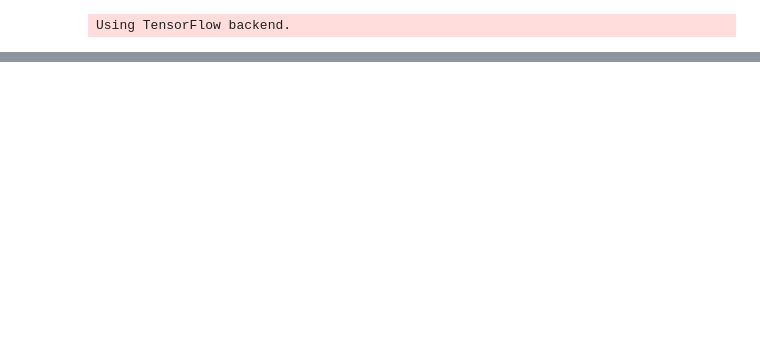
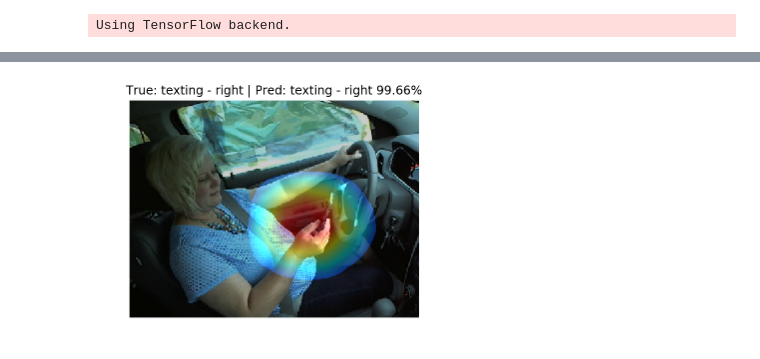
Before and after one commit to ucaszb/capstone, a Jupyter notebook: CAM.ipynb, the cells around one changed output, grey strips where cells are left out. Saved outputs shown, nothing was run; the diff lists cells and outputs as text; code cells hidden in the pictures; blank space fills up the shorter version.

```diff
--- a/CAM.ipynb
+++ b/CAM.ipynb
@@ -64,0 +92,4 @@ model2 = Model(model.input, [layer_output, model.output])
+# %%
+m.cam(imgs, features, y_trues, y_preds, weights, model_image_size, 200)
+# %% [output]
+[figure, added]
```
Also changed, not shown: parts of 13 cells of this notebook, 1 other file.
